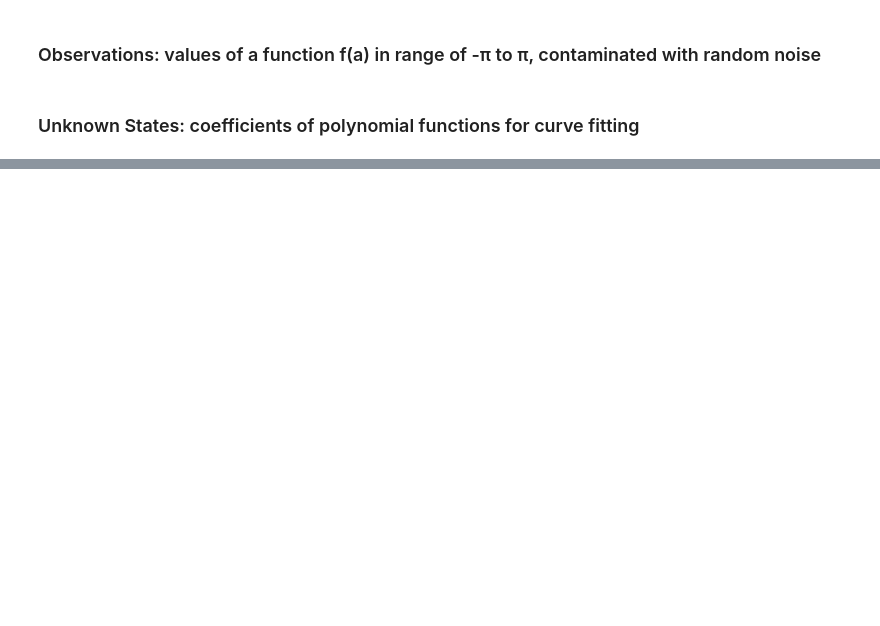
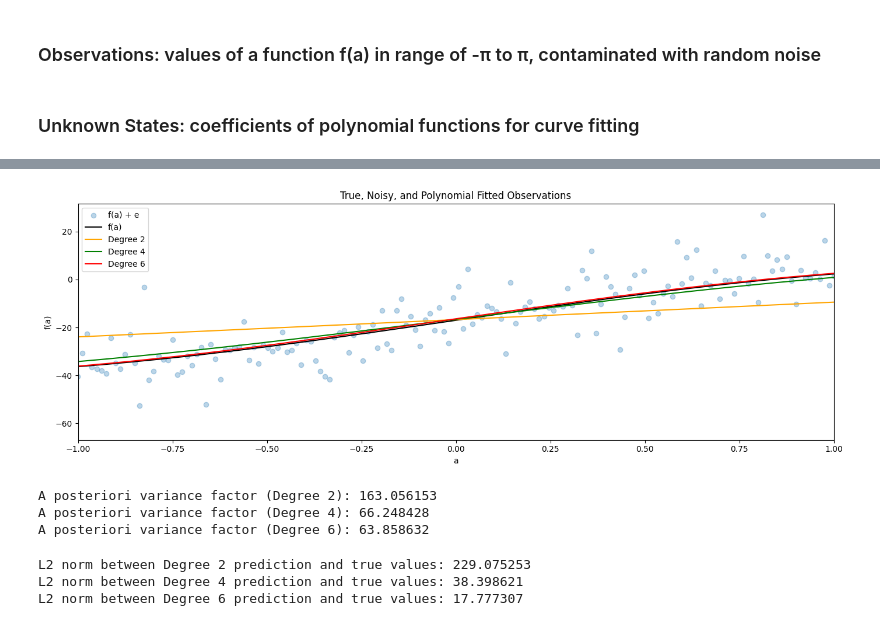
Before and after one commit to sethulakshmi-nair/ENGG680_2025_Fall, a Jupyter notebook: Assignment 1/Assignment1.ipynb, the cells around one changed output, grey strips where cells are left out. Drawn from its saved outputs; the diff is of its cells as text; code cells hidden in the pictures; blank space fills up the shorter version.

```diff
--- a/Assignment 1/Assignment1.ipynb
+++ b/Assignment 1/Assignment1.ipynb
@@ -484,32 +540,84 @@ def fit_polynomial_curve(a: np.ndarray, l: np.ndarray, P: np.ndarray, deg: int)
 # hint: use polyval function from numpy library (check input argument carefully)
 # (1 marks)
 
-quadratic_uw = #...
-quartic_uw = #...
-hexic_uw = #...
+# Unpack coefficients from the results
+x2 = result2[0]  # coefficients for degree 2
+x4 = result4[0]  # coefficients for degree 4
+x6 = result6[0]  # coefficients for degree 6
+
+# Use np.polyval to evaluate polynomial values at each a
+# Remember to reverse the coefficients (from ascending to descending order)
+quadratic_uw = np.polyval(x2[::-1], a)
+quartic_uw   = np.polyval(x4[::-1], a)
+hexic_uw     = np.polyval(x6[::-1], a)
 # %%
 # step 8
 # use the matplotlib to plot each polynomial function, noisy observations l, true observations l_true, together in one single figure
 # for the polynomials of line, cubic and quintic, use color of orange, green and red respectively.
 # (2 marks)
 
 fig, ax = plt.subplots(nrows=1, ncols=1, figsize=(14, 5))
-# ...
+
+# Scatter plot of noisy observations
+ax.scatter(a, l, color='tab:blue', marker='o', alpha=0.3, label='f(a) + e')
+
+# Line plot of true observations
+ax.plot(a, l_true, color='k', label='f(a)')
+
+# Plot fitted polynomial curves
+ax.plot(a, quadratic_uw, color='orange', label='Degree 2')
+ax.plot(a, quartic_uw, color='green', label='Degree 4')
+ax.plot(a, hexic_uw, color='red', label='Degree 6')
+
+# Axis labels and title
+ax.set_xlabel('a')
+ax.set_ylabel('f(a)')
+ax.set_title('True, Noisy, and Polynomial Fitted Observations')
+
+# Legend
+ax.legend()
+
+# X-axis limits
+ax.set_xlim([-1, 1])
 
 
-ax.grid(True, which='both',ls='-',color='0.65')
-
 fig.tight_layout()
+# %% [output]
+[figure, added]
 # %%
 # step 9
 # print the a posterier variance factor for each polynomial function
 # (3 marks)
-# ...
+# Extract APV from results
+apv2 = result2[2]
+apv4 = result4[2]
+apv6 = result6[2]
+
+# Print the values
+print(f"A posteriori variance factor (Degree 2): {apv2:.6f}")
+print(f"A posteriori variance factor (Degree 4): {apv4:.6f}")
+print(f"A posteriori variance factor (Degree 6): {apv6:.6f}")
+# %% [output]
+A posteriori variance factor (Degree 2): 163.056153
+A posteriori variance factor (Degree 4): 66.248428
+A posteriori variance factor (Degree 6): 63.858632
 # %%
 # step 10
 # compute and print the norm between the predicted observations (output from each polynomial function) and the true observations
 # (3 marks)
-# ...
+# Compute L2 norm between predicted and true observations
+norm2 = np.linalg.norm(quadratic_uw - l_true)
+norm4 = np.linalg.norm(quartic_uw - l_true)
+norm6 = np.linalg.norm(hexic_uw - l_true)
+
+# Print the results
+print(f"L2 norm between Degree 2 prediction and true values: {norm2:.6f}")
+print(f"L2 norm between Degree 4 prediction and true values: {norm4:.6f}")
+print(f"L2 norm between Degree 6 prediction and true values: {norm6:.6f}")
+# %% [output]
+L2 norm between Degree 2 prediction and true values: 229.075253
+L2 norm between Degree 4 prediction and true values: 38.398621
+L2 norm between Degree 6 prediction and true values: 17.777307
 # %%
 # step 11
 # comment on the results of a posterier variance factor and norm, what pattern do you observe
```
Also changed, not shown: parts of 12 cells of this notebook.
